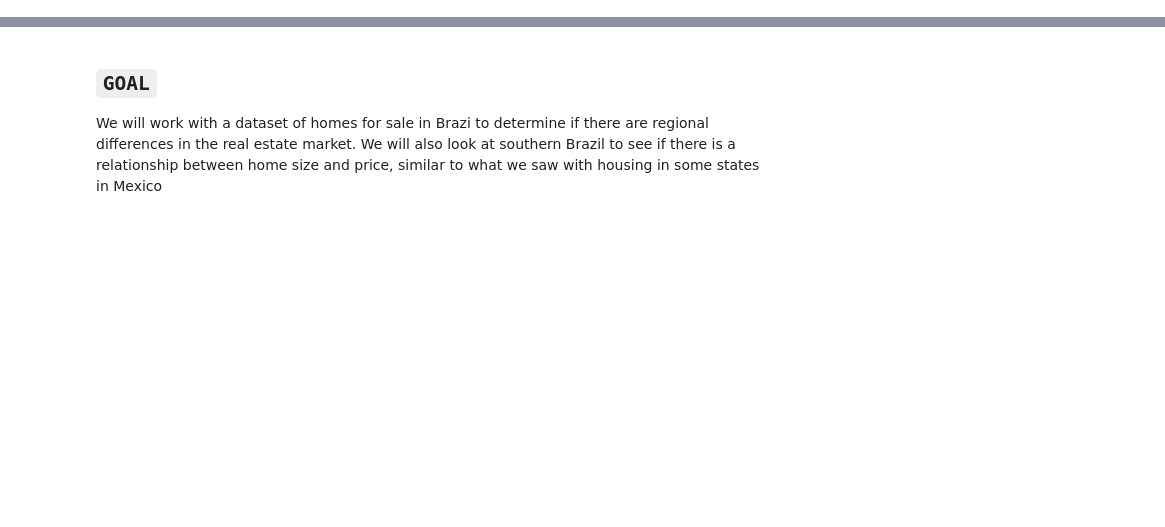
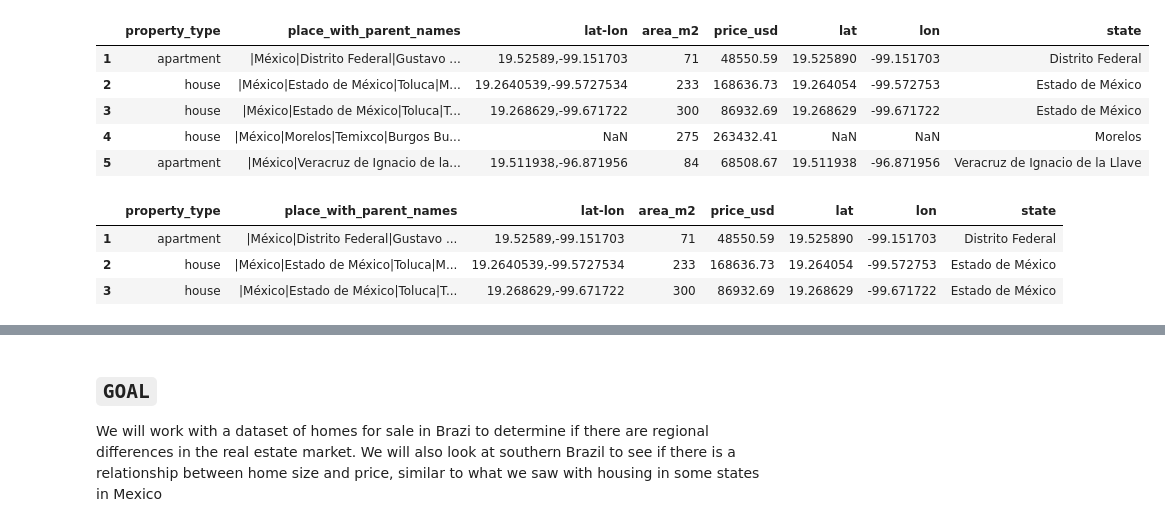
Before and after one commit to Harriet-ngomo/Real-estate-analysis-mexico-brazil, a Jupyter notebook: index.ipynb, the cells around one changed output, grey strips where cells are left out. Drawn from its saved outputs; the diff is of its cells as text; code cells hidden in the pictures; blank space fills up the shorter version.

Commit message:
Loaded and cleaned the 3 mexico datasets

```diff
--- a/index.ipynb
+++ b/index.ipynb
@@ -0,0 +13,15 @@
+# %%
+# Load CSV files into DataFrames
+df1 = pd.read_csv("data/mexico-real-estate-1.csv",encoding = "latin1",index_col = 0)
+df2 = pd.read_csv("data/mexico-real-estate-2.csv",encoding = "latin1",index_col =0)
+df3 = pd.read_csv("data/mexico-real-estate-3.csv",encoding = "latin1",index_col =0)
+
+# Print object type and shape for DataFrames
+print("df1 type:", type(df1))
+print("df1 shape:", df1.shape)
+print()
+print("df2 type:", type(df2))
+print("df2 shape:", df2.shape)
+print()
+print("df3 type:", type(df3))
+print("df3 shape:", df3.shape)
@@ -0,0 +249,4 @@
+# %%
+# drop duplicates
+df3.drop_duplicates(inplace= True)
+duplicates(df3)
@@ -0,0 +296,4 @@
+# %%
+# Split lat-lon column to two columns 'lat' and 'lon'
+df3[["lat","lon"]] = df3["lat-lon"].str.split(",",expand = True).astype(float)
+df3.head()
@@ -0,0 +307,21 @@
+# %%
+# Extract the state for every house by splitting the (place_with_parent_names)column.The state name always appears after "México|" in each string
+df3["state"]= df3["place_with_parent_names"].str.split("|",expand = True)[2]
+df3.head()
+# %% [output]
+|  | property_type | place_with_parent_names | lat-lon | area_m2 | price_usd | lat | lon | state |
+| 1 | apartment | |México|Distrito Federal|Gustavo ... | 19.52589,-99.151703 | 71 | 48550.59 | 19.525890 | -99.151703 | Distrito Federal |
+| 2 | house | |México|Estado de México|Toluca|M... | 19.2640539,-99.5727534 | 233 | 168636.73 | 19.264054 | -99.572753 | Estado de México |
+| 3 | house | |México|Estado de México|Toluca|T... | 19.268629,-99.671722 | 300 | 86932.69 | 19.268629 | -99.671722 | Estado de México |
+| 4 | house | |México|Morelos|Temixco|Burgos Bu... | NaN | 275 | 263432.41 | NaN | NaN | Morelos |
+| 5 | apartment | |México|Veracruz de Ignacio de la... | 19.511938,-96.871956 | 84 | 68508.67 | 19.511938 | -96.871956 | Veracruz de Ignacio de la Llave |
+# %%
+# Drop (place_with_parent_names and lat-lon) columns and also drop all rows with missing values
+df3.dropna(inplace =True)
+df3.drop(columns = ["place_with_parent_names","lat-lon"])
+df3.head(3)
+# %% [output]
+|  | property_type | place_with_parent_names | lat-lon | area_m2 | price_usd | lat | lon | state |
+| 1 | apartment | |México|Distrito Federal|Gustavo ... | 19.52589,-99.151703 | 71 | 48550.59 | 19.525890 | -99.151703 | Distrito Federal |
+| 2 | house | |México|Estado de México|Toluca|M... | 19.2640539,-99.5727534 | 233 | 168636.73 | 19.264054 | -99.572753 | Estado de México |
+| 3 | house | |México|Estado de México|Toluca|T... | 19.268629,-99.671722 | 300 | 86932.69 | 19.268629 | -99.671722 | Estado de México |
```
Also changed, not shown: parts of 48 cells of this notebook, 1 other file.
